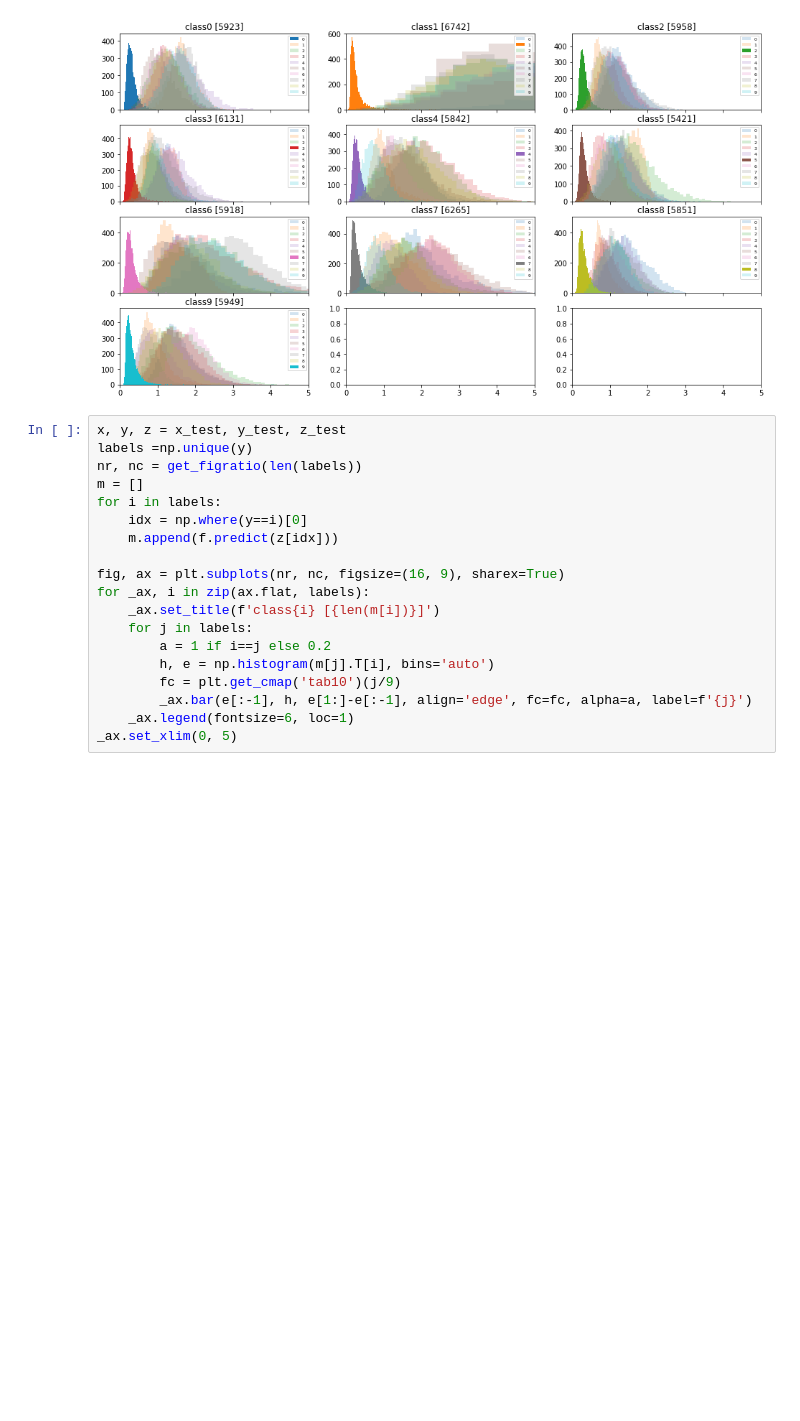
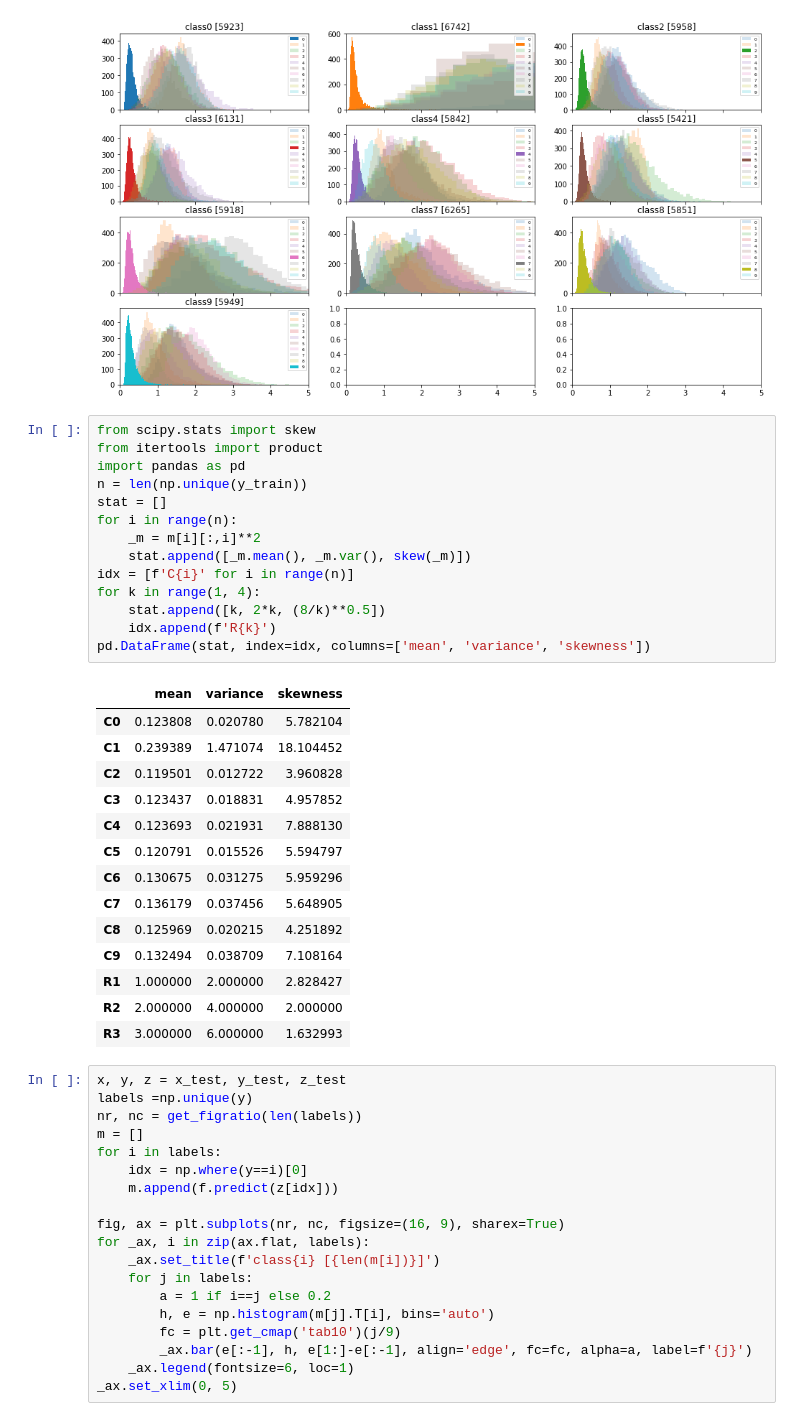
Before and after one commit to yygr/datascience_utility, a Jupyter notebook: notebook/Mnist classifier with VAE+Mahalanobis.ipynb, the cells around one changed output. Cells and saved outputs as stored; diff of their text form; blank space fills up the shorter version.

```diff
--- a/notebook/Mnist classifier with VAE+Mahalanobis.ipynb
+++ b/notebook/Mnist classifier with VAE+Mahalanobis.ipynb
@@ -86,6 +88,35 @@ _ax.set_xlim(0, 5)
 # %% [output]
 (0, 5)
 [figure]
+# %%
+from scipy.stats import skew
+from itertools import product
+import pandas as pd
+n = len(np.unique(y_train))
+stat = []
+for i in range(n):
+    _m = m[i][:,i]**2
+    stat.append([_m.mean(), _m.var(), skew(_m)])
+idx = [f'C{i}' for i in range(n)]
+for k in range(1, 4):
+    stat.append([k, 2*k, (8/k)**0.5])
+    idx.append(f'R{k}')
+pd.DataFrame(stat, index=idx, columns=['mean', 'variance', 'skewness'])
+# %% [output]
+|  | mean | variance | skewness |
+| C0 | 0.123808 | 0.020780 | 5.782104 |
+| C1 | 0.239389 | 1.471074 | 18.104452 |
+| C2 | 0.119501 | 0.012722 | 3.960828 |
+| C3 | 0.123437 | 0.018831 | 4.957852 |
+| C4 | 0.123693 | 0.021931 | 7.888130 |
+| C5 | 0.120791 | 0.015526 | 5.594797 |
+| C6 | 0.130675 | 0.031275 | 5.959296 |
+| C7 | 0.136179 | 0.037456 | 5.648905 |
+| C8 | 0.125969 | 0.020215 | 4.251892 |
+| C9 | 0.132494 | 0.038709 | 7.108164 |
+| R1 | 1.000000 | 2.000000 | 2.828427 |
+| R2 | 2.000000 | 4.000000 | 2.000000 |
+| R3 | 3.000000 | 6.000000 | 1.632993 |
 # %%
 x, y, z = x_test, y_test, z_test
 labels =np.unique(y)
```
Also changed, not shown: parts of 22 cells of this notebook, 2 other files.
